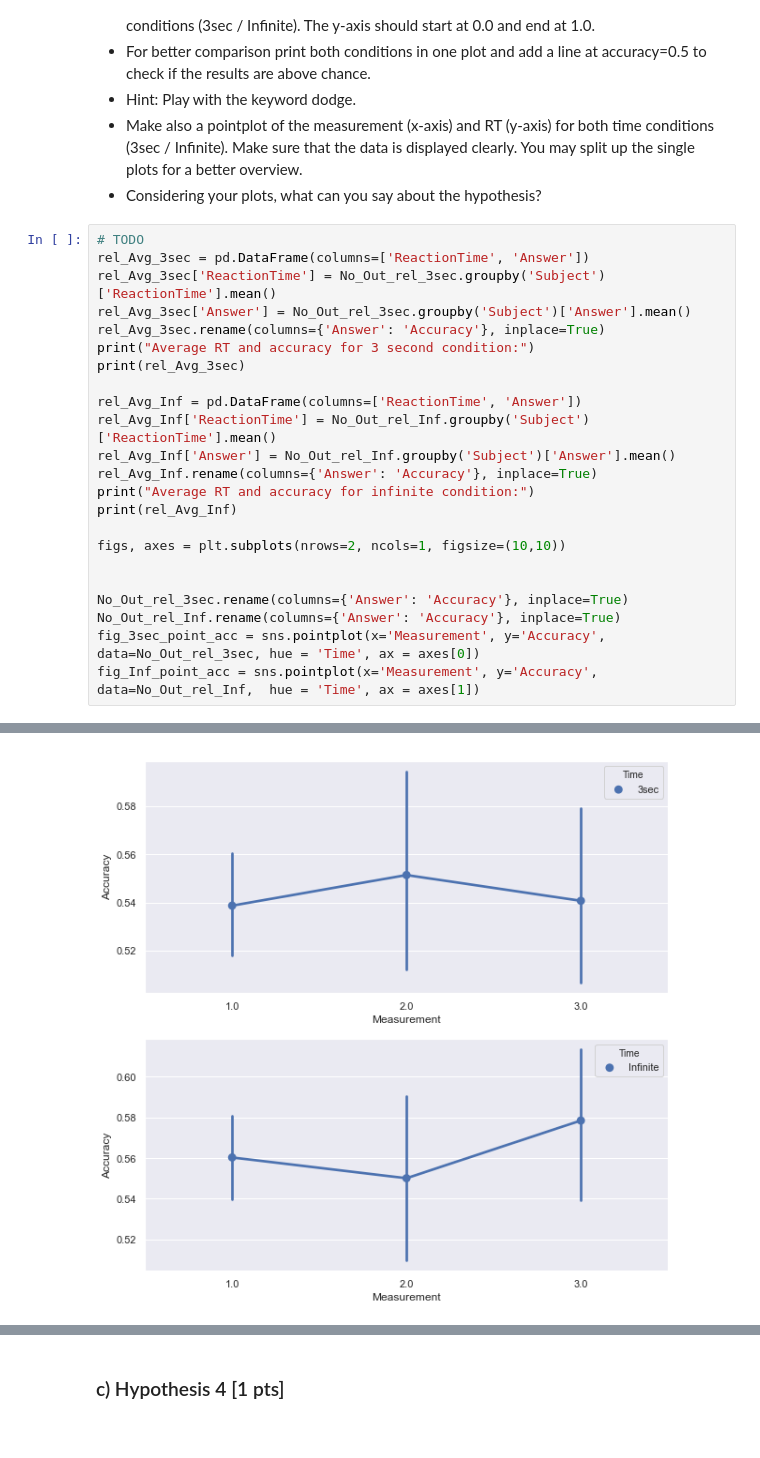
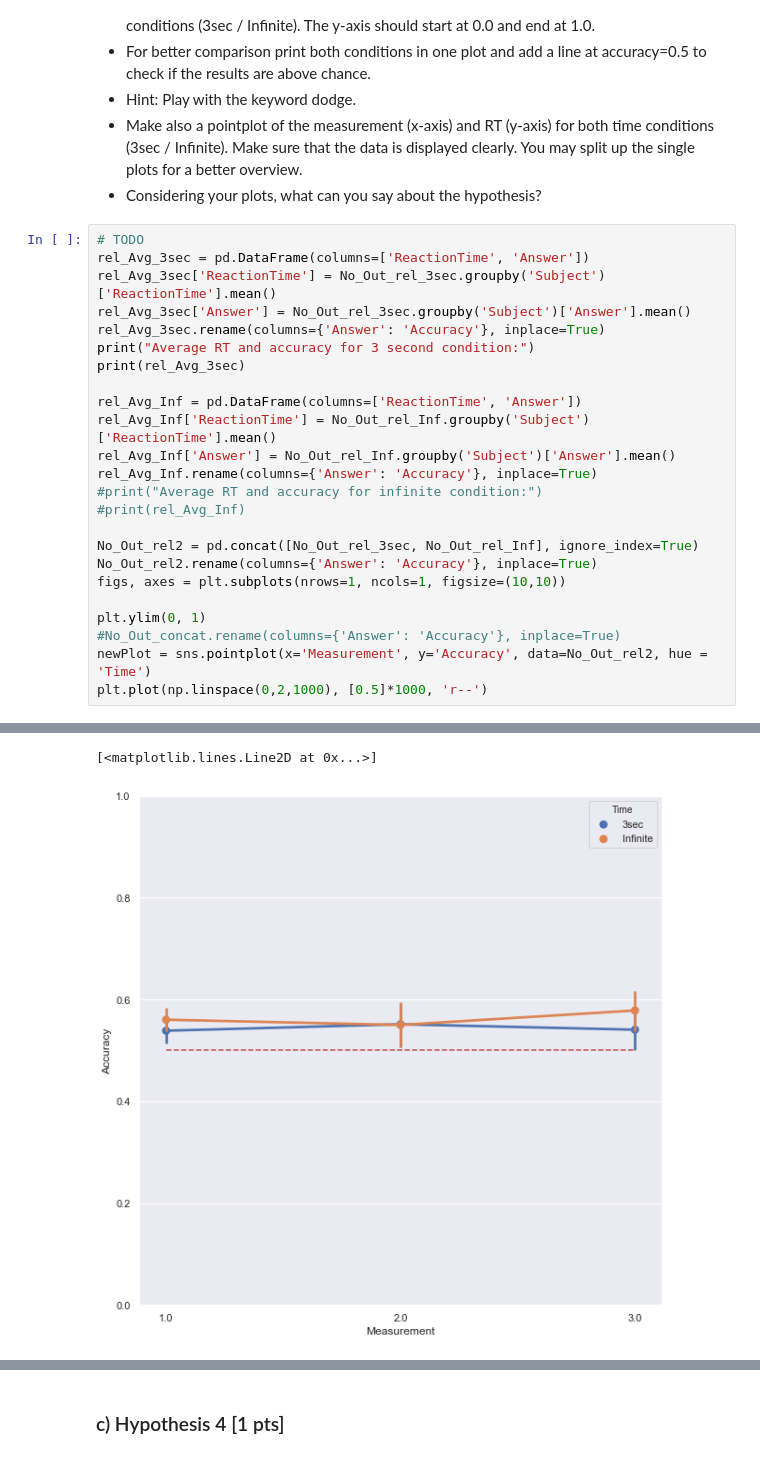
Before and after one commit to NBP-ACC/week-5-acc_8, a Jupyter notebook: sheet03.ipynb, the cells around one changed output, grey strips where cells are left out. Cells and saved outputs as stored; diff of their text form.

```diff
--- a/sheet03.ipynb
+++ b/sheet03.ipynb
@@ -285,16 +275,17 @@ rel_Avg_Inf = pd.DataFrame(columns=['ReactionTime', 'Answer'])
 rel_Avg_Inf['ReactionTime'] = No_Out_rel_Inf.groupby('Subject')['ReactionTime'].mean()
 rel_Avg_Inf['Answer'] = No_Out_rel_Inf.groupby('Subject')['Answer'].mean()
 rel_Avg_Inf.rename(columns={'Answer': 'Accuracy'}, inplace=True)
-print("Average RT and accuracy for infinite condition:")
-print(rel_Avg_Inf)
+#print("Average RT and accuracy for infinite condition:")
+#print(rel_Avg_Inf)
 
-figs, axes = plt.subplots(nrows=2, ncols=1, figsize=(10,10))
+No_Out_rel2 = pd.concat([No_Out_rel_3sec, No_Out_rel_Inf], ignore_index=True)
+No_Out_rel2.rename(columns={'Answer': 'Accuracy'}, inplace=True)
+figs, axes = plt.subplots(nrows=1, ncols=1, figsize=(10,10))
 
-
-No_Out_rel_3sec.rename(columns={'Answer': 'Accuracy'}, inplace=True)
-No_Out_rel_Inf.rename(columns={'Answer': 'Accuracy'}, inplace=True)
-fig_3sec_point_acc = sns.pointplot(x='Measurement', y='Accuracy', data=No_Out_rel_3sec, hue = 'Time', ax = axes[0])
-fig_Inf_point_acc = sns.pointplot(x='Measurement', y='Accuracy', data=No_Out_rel_Inf,  hue = 'Time', ax = axes[1])
+plt.ylim(0, 1)
+#No_Out_concat.rename(columns={'Answer': 'Accuracy'}, inplace=True)
+newPlot = sns.pointplot(x='Measurement', y='Accuracy', data=No_Out_rel2, hue = 'Time')
+plt.plot(np.linspace(0,2,1000), [0.5]*1000, 'r--')
 # %% [output]
 Average RT and accuracy for 3 second condition:
          ReactionTime  Accuracy
@@ -314,3 +305,4 @@ Subject
 
 [97 rows x 2 columns]
+[<matplotlib.lines.Line2D at 0x...>]
-[figure, old version]
+[figure, new version]
```
Also changed, not shown: parts of 8 cells of this notebook.
